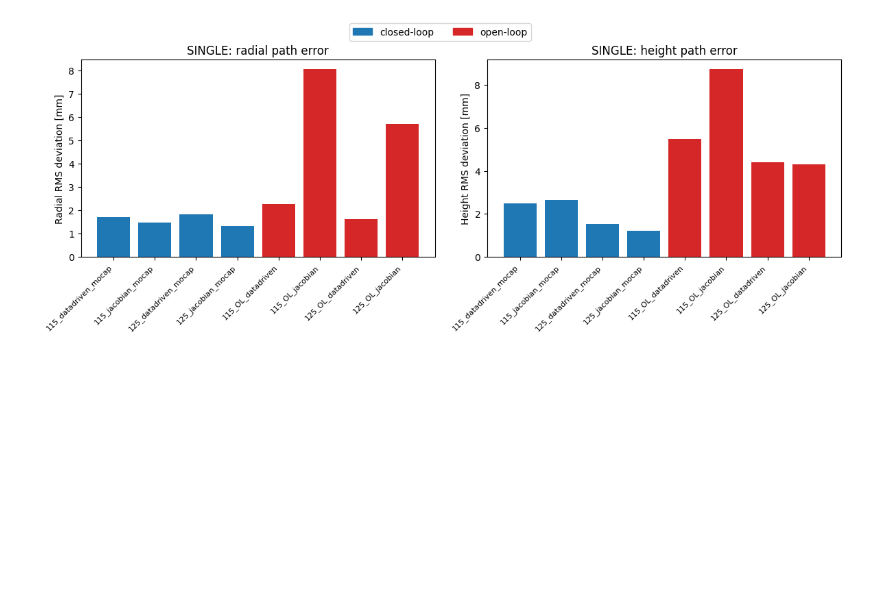
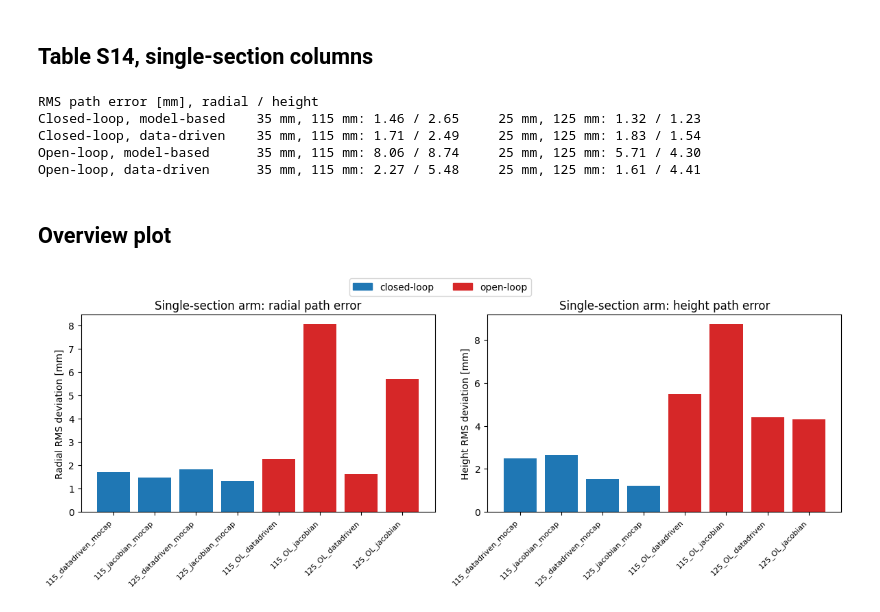
Before and after one commit to CREATE-Lab-EPFL/VisionSoftControl, a Jupyter notebook: SINGLE/SINGLE_path_error_metrics.ipynb, the cells around one changed output. Saved outputs shown, nothing was run; the diff lists cells and outputs as text; code cells hidden in the pictures; blank space fills up the shorter version.

```diff
--- a/SINGLE/SINGLE_path_error_metrics.ipynb
+++ b/SINGLE/SINGLE_path_error_metrics.ipynb
@@ -11,37 +33,59 @@ generation code's exact conventions. See `path_error_metrics.py`.
+# %% [markdown]
+## Table S14, single-section columns
+# %%
+single_cl, single_ol = {}, {}
+for height in ["115", "125"]:
+    for ctrl in ["datadriven", "jacobian"]:
+        f_cl = f"results/PolygonWS_30_{height}_{ctrl}_mocap.npz"
+        f_ol = f"results/PolygonWS_30_{height}_OL_{ctrl}.npz"
+        reference = np.load(f_cl)["target"]
+        single_cl[f_cl] = path_metrics(np.load(f_cl)["mocap"], reference)
+        single_ol[f_ol] = path_metrics(np.load(f_ol)["mocap"], reference)
+
+single_cl = dict(sorted(single_cl.items())); single_ol = dict(sorted(single_ol.items()))
+with open("results/PathErrorMetrics_closed.json", "w") as f:
+    json.dump(single_cl, f, indent=2)
+with open("results/PathErrorMetrics_open.json", "w") as f:
+    json.dump(single_ol, f, indent=2)
+
+names = {"jacobian": "model-based", "datadriven": "data-driven"}
+print("RMS path error [mm], radial / height")
+for loop, D in [("Closed-loop", single_cl), ("Open-loop", single_ol)]:
+    for ctrl in ["jacobian", "datadriven"]:
+        cells = [f"{v['radial_rms']:.2f} / {v['height_rms']:.2f}" for h in ["115", "125"]
+                 for k, v in D.items() if f"_30_{h}_" in k and k.endswith(f"{ctrl}_mocap.npz" if loop == "Closed-loop" else f"OL_{ctrl}.npz")]
+        print(f"{loop + ', ' + names[ctrl]:26s}  35 mm, 115 mm: {cells[0]:14s}  25 mm, 125 mm: {cells[1]}")
+# %% [output]
+RMS path error [mm], radial / height
+Closed-loop, model-based    35 mm, 115 mm: 1.46 / 2.65     25 mm, 125 mm: 1.32 / 1.23
+Closed-loop, data-driven    35 mm, 115 mm: 1.71 / 2.49     25 mm, 125 mm: 1.83 / 1.54
+Open-loop, model-based      35 mm, 115 mm: 8.06 / 8.74     25 mm, 125 mm: 5.71 / 4.30
+Open-loop, data-driven      35 mm, 115 mm: 2.27 / 5.48     25 mm, 125 mm: 1.61 / 4.41
+# %% [markdown]
+## Overview plot
 # %%
-
-import json
-import numpy as np
-import matplotlib.pyplot as plt
-
-with open("results/PathErrorMetrics_closed.json") as f:
-    single_cl = json.load(f)
-with open("results/PathErrorMetrics_open.json") as f:
-    single_ol = json.load(f)
-
 def short_name(k):
     return k.split("/")[-1].replace("PolygonWS_30_", "").replace(".npz", "")
 
 labels = [short_name(k) for k in single_cl] + [short_name(k) for k in single_ol]
 radial = [v["radial_rms"] for v in single_cl.values()] + [v["radial_rms"] for v in single_ol.values()]
 height = [v["height_rms"] for v in single_cl.values()] + [v["height_rms"] for v in single_ol.values()]
-colors = ["#1f77b4"]*len(single_cl) + ["#d62728"]*len(single_ol)
+colors = ["#1f77b4"] * len(single_cl) + ["#d62728"] * len(single_ol)
 
 fig, axes = plt.subplots(1, 2, figsize=(12, 4.5))
 x = np.arange(len(labels))
 axes[0].bar(x, radial, color=colors)
 axes[0].set_xticks(x); axes[0].set_xticklabels(labels, rotation=45, ha="right", fontsize=8)
-axes[0].set_ylabel("Radial RMS deviation [mm]"); axes[0].set_title("SINGLE: radial path error")
-
+axes[0].set_ylabel("Radial RMS deviation [mm]"); axes[0].set_title("Single-section arm: radial path error")
 axes[1].bar(x, height, color=colors)
 axes[1].set_xticks(x); axes[1].set_xticklabels(labels, rotation=45, ha="right", fontsize=8)
-axes[1].set_ylabel("Height RMS deviation [mm]"); axes[1].set_title("SINGLE: height path error")
+axes[1].set_ylabel("Height RMS deviation [mm]"); axes[1].set_title("Single-section arm: height path error")
 
 from matplotlib.patches import Patch
 fig.legend(handles=[Patch(color="#1f77b4", label="closed-loop"), Patch(color="#d62728", label="open-loop")],
            loc="upper center", ncol=2, bbox_to_anchor=(0.5, 1.05))
 plt.tight_layout()
 plt.savefig("results/single_path_error.pdf", bbox_inches="tight")
 plt.show()
 # %% [output]
-[figure, old version]
+[figure, new version]
```
Also changed, not shown: parts of 3 cells of this notebook, 33 other files.
